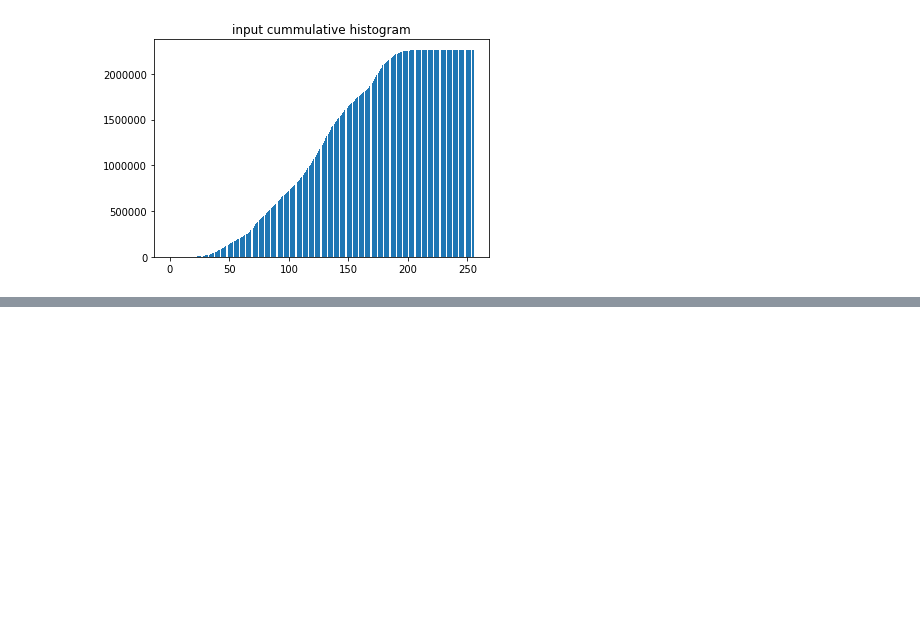
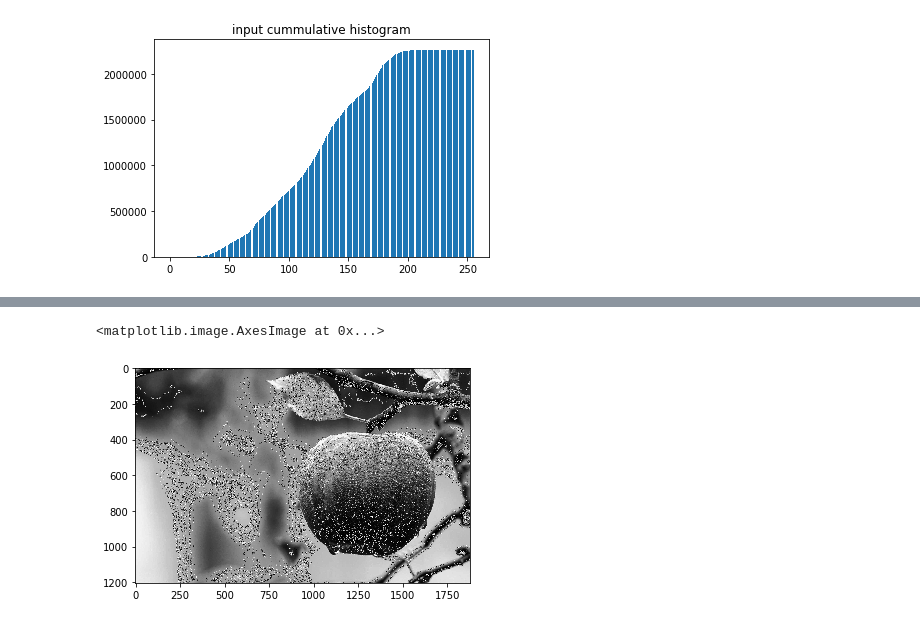
Before and after one commit to Dinesh-Adhithya-H/Digital-Image-Processing, a Jupyter notebook: Python/Digital Image Processing_1.ipynb, the cells around one changed output, grey strips where cells are left out. Cells and saved outputs as stored; diff of their text form; code cells hidden in the pictures; blank space fills up the shorter version.

```diff
--- a/Python/Digital Image Processing_1.ipynb
+++ b/Python/Digital Image Processing_1.ipynb
@@ -183,0 +192,22 @@ plt.bar(np.arange(256),imhist_cumhist(gray)[1])
+# %%
+def transformation(img,tx,txinv):
+    w,h=img.shape
+    new_img=np.zeros(img.shape)
+    for i in range(w):
+        for j in range(h):
+            a=img[i][j]
+            b=tx[a]
+            #print(b)
+            aprime=np.where(txinv == b)
+            #print(aprime[0].shape)
+            if aprime[0].shape!=(0,):
+                new_img[i][j]=np.min(aprime[0])
+                #print("--")
+            else:
+                new_img[i][j]=random.randint(0,255)
+    return new_img
+# %%
+historg,cdftx=imhisteq(ori_image)
+histref,cdftxinv=imhisteq(ref_image)
+# %%
+hm_image=transformation(ori_image,cdftx,cdftxinv)
@@ -183,0 +224,5 @@ plt.bar(np.arange(256),imhist_cumhist(gray)[1])
+# %%
+plt.imshow(hm_image,cmap="gray")
+# %% [output]
+<matplotlib.image.AxesImage at 0x...>
+[figure, added]
```
Also changed, not shown: parts of 7 cells of this notebook.
